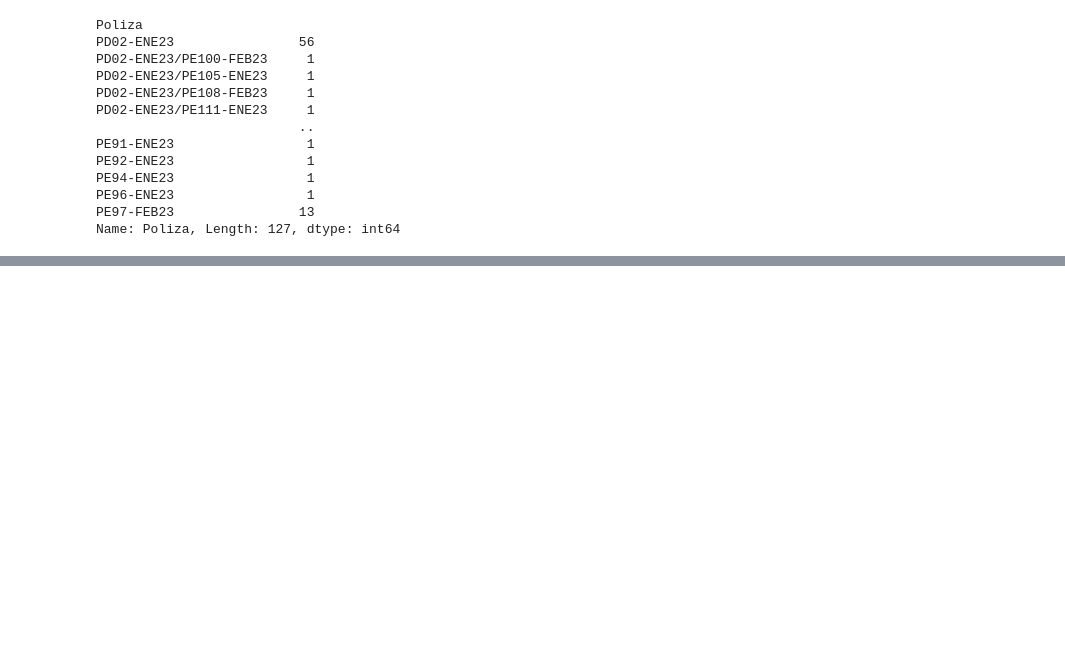
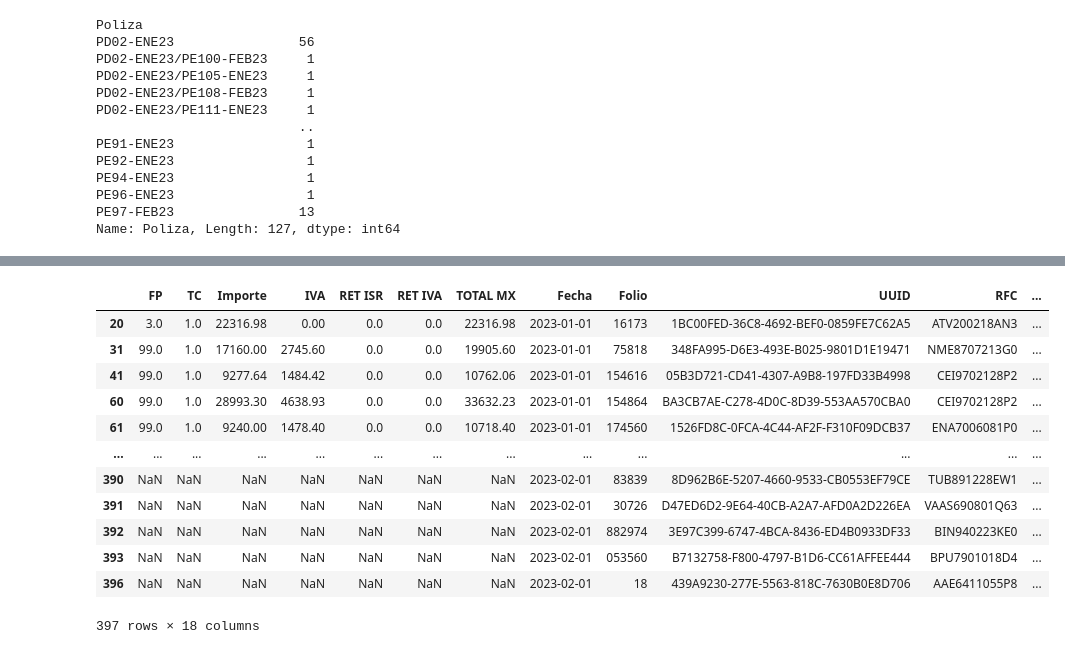
Before and after one commit to karen1203/Valores_Atipicos, a Jupyter notebook: 2023.ipynb, the cells around one changed output, grey strips where cells are left out. Drawn from its saved outputs; the diff is of its cells as text; code cells hidden in the pictures; blank space fills up the shorter version.

```diff
--- a/2023.ipynb
+++ b/2023.ipynb
@@ -226,0 +393,16 @@ gasto
+# %%
+y3=cuantitativos["RET IVA"]
+
+percentil253=y3.quantile(0.25)
+
+percentil753=y3.quantile(0.75)
+
+iqr3=percentil753-percentil253
+
+limiteSuperior3= percentil753+1.5*iqr3
+
+limiteInferior3=percentil253-1.5*iqr3
+
+outliersIqr3= cuantitativos[(y3>limiteSuperior3) | (y3<limiteInferior3)]
+
+outliersIqr3
@@ -226,0 +422,16 @@ gasto
+# %%
+y4=cuantitativos["TOTAL MX"]
+
+percentil254=y4.quantile(0.25)
+
+percentil754=y4.quantile(0.75)
+
+iqr4=percentil754-percentil254
+
+limiteSuperior4= percentil754+1.5*iqr4
+
+limiteInferior4=percentil253-1.5*iqr4
+
+outliersIqr4= cuantitativos[(y4>limiteSuperior4) | (y4<limiteInferior4)]
+
+outliersIqr4
@@ -226,0 +456,19 @@ gasto
+# %%
+cuanti=cuantitativos[(y4>limiteSuperior4) | (y4<limiteInferior4)]
+# %%
+limpios2023=pd.concat([cuanti,cualitativos], axis=1)
+limpios2023
+# %% [output]
+|  | FP | TC | Importe | IVA | RET ISR | RET IVA | TOTAL MX | Fecha | Folio | UUID | RFC | ... |
+| 20 | 3.0 | 1.0 | 22316.98 | 0.00 | 0.0 | 0.0 | 22316.98 | 2023-01-01 | 16173 | 1BC00FED-36C8-4692-BEF0-0859FE7C62A5 | ATV200218AN3 | ... |
+| 31 | 99.0 | 1.0 | 17160.00 | 2745.60 | 0.0 | 0.0 | 19905.60 | 2023-01-01 | 75818 | 348FA995-D6E3-493E-B025-9801D1E19471 | NME8707213G0 | ... |
+| 41 | 99.0 | 1.0 | 9277.64 | 1484.42 | 0.0 | 0.0 | 10762.06 | 2023-01-01 | 154616 | 05B3D721-CD41-4307-A9B8-197FD33B4998 | CEI9702128P2 | ... |
+| 60 | 99.0 | 1.0 | 28993.30 | 4638.93 | 0.0 | 0.0 | 33632.23 | 2023-01-01 | 154864 | BA3CB7AE-C278-4D0C-8D39-553AA570CBA0 | CEI9702128P2 | ... |
+| 61 | 99.0 | 1.0 | 9240.00 | 1478.40 | 0.0 | 0.0 | 10718.40 | 2023-01-01 | 174560 | 1526FD8C-0FCA-4C44-AF2F-F310F09DCB37 | ENA7006081P0 | ... |
+| ... | ... | ... | ... | ... | ... | ... | ... | ... | ... | ... | ... | ... |
+| 390 | NaN | NaN | NaN | NaN | NaN | NaN | NaN | 2023-02-01 | 83839 | 8D962B6E-5207-4660-9533-CB0553EF79CE | TUB891228EW1 | ... |
+| 391 | NaN | NaN | NaN | NaN | NaN | NaN | NaN | 2023-02-01 | 30726 | D47ED6D2-9E64-40CB-A2A7-AFD0A2D226EA | VAAS690801Q63 | ... |
+| 392 | NaN | NaN | NaN | NaN | NaN | NaN | NaN | 2023-02-01 | 882974 | 3E97C399-6747-4BCA-8436-ED4B0933DF33 | BIN940223KE0 | ... |
+| 393 | NaN | NaN | NaN | NaN | NaN | NaN | NaN | 2023-02-01 | 053560 | B7132758-F800-4797-B1D6-CC61AFFEE444 | BPU7901018D4 | ... |
+| 396 | NaN | NaN | NaN | NaN | NaN | NaN | NaN | 2023-02-01 | 18 | 439A9230-277E-5563-818C-7630B0E8D706 | AAE6411055P8 | ... |
+397 rows × 18 columns
```
Also changed, not shown: parts of 27 cells of this notebook.
